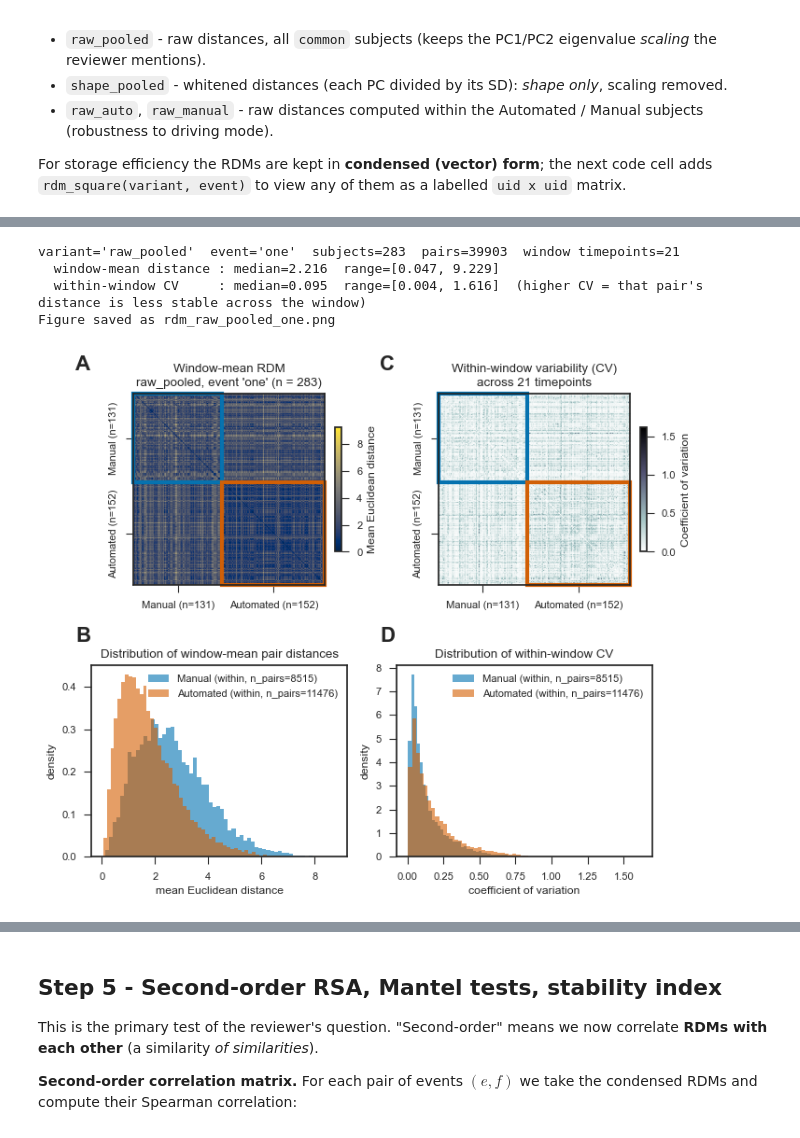
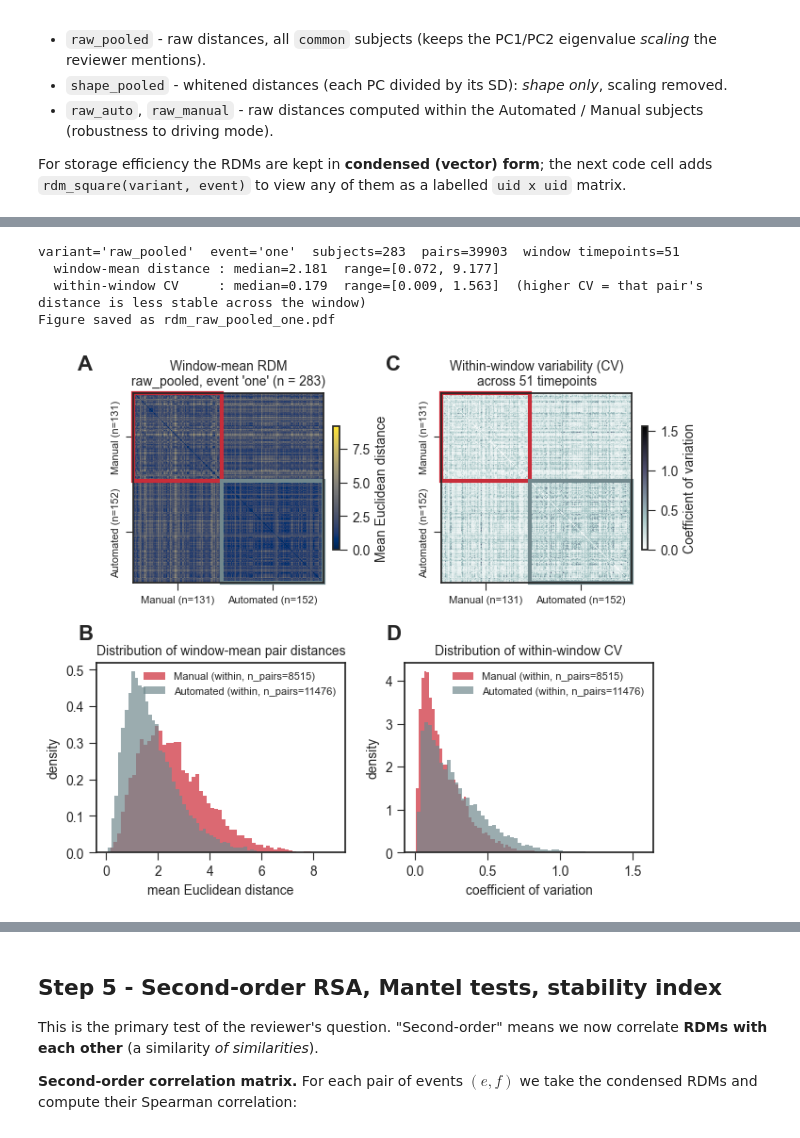
Before and after one commit to JohnMadrid/pca-driving-behavior, a Jupyter notebook: 6_subspace_stability.ipynb, the cells around one changed output, grey strips where cells are left out. Saved outputs shown, nothing was run; the diff lists cells and outputs as text; code cells hidden in the pictures.

Commit message:
Updated figures subspace stability analysis

```diff
--- a/6_subspace_stability.ipynb
+++ b/6_subspace_stability.ipynb
@@ -146,7 +146,7 @@ EVENTS = ["one", "two", "three", "four", "five", "six", "seven", "eight", "nine"
 
 # --- Analysis parameters ---
 K = 2                 # number of PCs spanning the minimal subspace (PC1-PC2 plane)
-WINDOW = 0.2          # +/- seconds around t*_e used for the window-averaged RDM (50 Hz -> ~21 frames)
+WINDOW = 0.5          # +/- seconds around t*_e used for the window-averaged RDM (50 Hz -> ~25 frames)
 N_PERM = 1000         # Mantel permutations per event pair (significance of the RDM correlation)
 N_BOOT = 1000         # subject bootstrap resamples for the stability-index 95% CI
 FDR_ALPHA = 0.05      # false-discovery-rate threshold (Benjamini-Hochberg) over the 45 event pairs
@@ -713,8 +693,13 @@ plt.style.available
 # (b) the per-pair coefficient of variation CV = std/mean across the window's timepoints, i.e.
 # how much each subject-pair distance wobbles over +/-WINDOW. Output: 2 heatmaps + 2 histograms
 # + a numeric k x k corner. Change `variant` to 'raw_pooled' / 'raw_auto' / 'raw_manual'.
+
 def visualize_rdm(variant="raw_pooled", event="one", k=8, ddof=1, cmap="cividis",
-                  group_by_condition=True, cond_order=(1, 0), save_fig=False, fig_name=None):
+                  group_by_condition=True, cond_order=(1, 0), fig_name=None):
+    # New colors
+    automated_color = "#cc2936"
+    manual_color = "#71898E"
+
     if variant not in variants:
         raise ValueError(f"variant must be one of {list(variants)}")
     if event not in EVENTS:
@@ -737,9 +722,9 @@ def visualize_rdm(variant="raw_pooled", event="one", k=8, ddof=1, cmap="cividis"
             if size:
                 blocks.append((COND_MAP[c], start, size))
                 if c == 1:
-                    block_colors.append("#0072B2")
+                    block_colors.append(automated_color)
                 elif c == 0:
-                    block_colors.append("#D55E00")
+                    block_colors.append(manual_color)
                 else:
                     block_colors.append("#000000")
                 start += size
@@ -783,8 +768,8 @@ def visualize_rdm(variant="raw_pooled", event="one", k=8, ddof=1, cmap="cividis"
             ax.axvline(s - 0.5, color="gray", lw=0.1, ls="-")
         centers = [s + sz / 2 - 0.5 for _, s, sz in blocks]
         labs = [f"{lab} (n={sz})" for lab, s, sz in blocks]
-        ax.set_xticks(centers); ax.set_xticklabels(labs, rotation=0)
-        ax.set_yticks(centers); ax.set_yticklabels(labs, rotation=90, va="center")
+        ax.set_xticks(centers); ax.set_xticklabels(labs, rotation=0, fontsize=8)
+        ax.set_yticks(centers); ax.set_yticklabels(labs, rotation=90, va="center", fontsize=8)
 
     axis_lab = ""#subjects (grouped by condition)" if blocks else "subject index"
 
@@ -792,20 +777,20 @@ def visualize_rdm(variant="raw_pooled", event="one", k=8, ddof=1, cmap="cividis"
     # Increased hspace for more vertical space between top/bottom subplots
     fig, axes = plt.subplots(2, 2, figsize=(7.2, 6))
     im0 = axes[0, 0].imshow(mean_sq, cmap=cmap)
-    axes[0, 0].set_title(f"Window-mean RDM\n{variant}, event '{event}' (n = {n})")
+    axes[0, 0].set_title(f"Window-mean RDM\n{variant}, event '{event}' (n = {n})", fontsize=10)
     axes[0, 0].set_xlabel(axis_lab); axes[0, 0].set_ylabel(axis_lab)
     fig.colorbar(im0, ax=axes[0, 0], fraction=0.046, pad=0.04, label="Mean Euclidean distance", shrink=0.65)
     _draw_blocks(axes[0, 0])
 
     im1 = axes[0, 1].imshow(cv_sq, cmap="bone_r")
-    axes[0, 1].set_title(f"Within-window variability (CV)\nacross {len(tps)} timepoints")
+    axes[0, 1].set_title(f"Within-window variability (CV)\nacross {len(tps)} timepoints", fontsize=10)
     axes[0, 1].set_xlabel(axis_lab)
     axes[0, 1].set_ylabel("")  # Remove y-axis label from the right panel
     axes[0, 1].set_yticks([])  # Remove y-axis tick labels from the right panel
     fig.colorbar(im1, ax=axes[0, 1], fraction=0.046, pad=0.04, label="Coefficient of variation", shrink=0.65)
     _draw_blocks(axes[0, 1])
 
-    # distributions: split into within-condition pairs (same cyan/red colors as the block
+    # distributions: split into within-condition pairs (same colors as the block
     # outlines) so Automated vs Manual can be compared; density-normalized because the two
     # groups have different pair counts. Falls back to a pooled histogram if not grouped.
     def _within_block_vals(sq, s, sz):
@@ -816,17 +801,21 @@ def visualize_rdm(variant="raw_pooled", event="one", k=8, ddof=1, cmap="cividis"
         if blocks:
             for (lab, s, sz), color in zip(blocks, block_colors):
                 vals = _within_block_vals(sq, s, sz)
-                ax.hist(vals, bins=60, color=color, alpha=0.6, density=True,
+                ax.hist(vals, bins=60, color=color, alpha=0.7, density=True,
                         label=f"{lab} (within, n_pairs={vals.size})")
             ax.legend(fontsize=8); ax.set_ylabel("density")
         else:
             ax.hist(pooled_vals, bins=60, color=pooled_color); ax.set_ylabel("# subject pairs")
-        ax.set_title(title); ax.set_xlabel(xlabel)
+        ax.set_title(title, fontsize=10); ax.set_xlabel(xlabel)
+
+    # Switch pooled histogram baseline colors to match new palette style
+    mean_hist_color = manual_color  # Default pooled for mean distance
+    cv_hist_color = automated_color  # Default pooled for CV
 
     _hist(axes[1, 0], mean_sq, mean_cond[np.isfinite(mean_cond)],
-          "mean Euclidean distance", "Distribution of window-mean pair distances", "#2A586E")
+          "mean Euclidean distance", "Distribution of window-mean pair distances", mean_hist_color)
     _hist(axes[1, 1], cv_sq, cv_cond[np.isfinite(cv_cond)],
-          "coefficient of variation", "Distribution of within-window CV", "#7A1F2B")
+          "coefficient of variation", "Distribution of within-window CV", cv_hist_color)
     fig.tight_layout(h_pad=3)  # <--- Increased vertical space between rows
 
     # --- Panel labels (x from column tight bbox, y from axes coords) ---
@@ -839,42 +828,42 @@ def visualize_rdm(variant="raw_pooled", event="one", k=8, ddof=1, cmap="cividis"
         bbox = ref.get_tightbbox(renderer).transformed(fig.transFigure.inverted())
         col_x.append(bbox.x0)
     panel_axes = [axes[0, 0], axes[1, 0], axes[0, 1], axes[1, 1]]
     panel_col  = [0, 0, 1, 1]
     for ax, label, ci in zip(panel_axes, list("ABCD"), panel_col):
         trans = blended_transform_factory(fig.transFigure, ax.transAxes)
         ax.text(col_x[ci] - 0.05, 1.2, label, transform=trans,
                 fontsize=16, fontweight="bold", va="top", ha="left")
 
-    # Save the figure as PNG, if requested
-    if save_fig:
+    # Save the figure as PDF, if requested via SAVE_OUTPUTS
+    if SAVE_OUTPUTS:
         if fig_name is not None:
             fname = fig_name
         else:
-            fname = f"rdm_{variant}_{event}.png"
-        fig.savefig(fname, dpi=300, bbox_inches='tight')
+            fname = f"rdm_{variant}_{event}.pdf"
+        fig.savefig(OUT_DIR / fname, dpi=600, bbox_inches='tight')
         print(f"Figure saved as {fname}")
 
     plt.show()
 
     # ---- numeric corner (first k subjects) for hands-on inspection ----
     sub_k = subjects[:k]
     mean_df = pd.DataFrame(mean_sq[:k, :k], index=sub_k, columns=sub_k)
     cv_df = pd.DataFrame(cv_sq[:k, :k], index=sub_k, columns=sub_k)
     print(f"\nWindow-MEAN distances - top-left {k}x{k} corner (uid x uid):")
     print(mean_df.round(3).to_string())
     print(f"\nWithin-window CV - top-left {k}x{k} corner (uid x uid):")
     print(cv_df.round(3).to_string())
     return {"mean_cond": mean_cond, "cv_cond": cv_cond,
             "mean_sq": mean_sq, "cv_sq": cv_sq, "timepoints": tps}
 
 # Example (re-run with variant='raw_auto' or 'raw_manual', or any event in EVENTS):
 variant = "raw_pooled"
-_ = visualize_rdm(variant=variant, event="one", k=9, save_fig=True)
+_ = visualize_rdm(variant=variant, event="one", k=9)
 # %% [output]
-variant='raw_pooled'  event='one'  subjects=283  pairs=39903  window timepoints=21
-  window-mean distance : median=2.216  range=[0.047, 9.229]
-  within-window CV     : median=0.095  range=[0.004, 1.616]  (higher CV = that pair's distance is less stable across the window)
-Figure saved as rdm_raw_pooled_one.png
+variant='raw_pooled'  event='one'  subjects=283  pairs=39903  window timepoints=51
+  window-mean distance : median=2.181  range=[0.072, 9.177]
+  within-window CV     : median=0.179  range=[0.009, 1.563]  (higher CV = that pair's distance is less stable across the window)
+Figure saved as rdm_raw_pooled_one.pdf
-[figure, old version]
+[figure, new version]
 Window-MEAN distances - top-left 9x9 corner (uid x uid):
                                   01834492f844419681793c107d49ed71  01a81ed75f3548249a0b378943e39f6b  020e858f532e458d88749fa3191fc8cb  0453fb147e8345ecaf27e33d6809e083  047a12f642df42719fa79efc2854f9 ...
```
Also changed, not shown: parts of 19 cells of this notebook.
